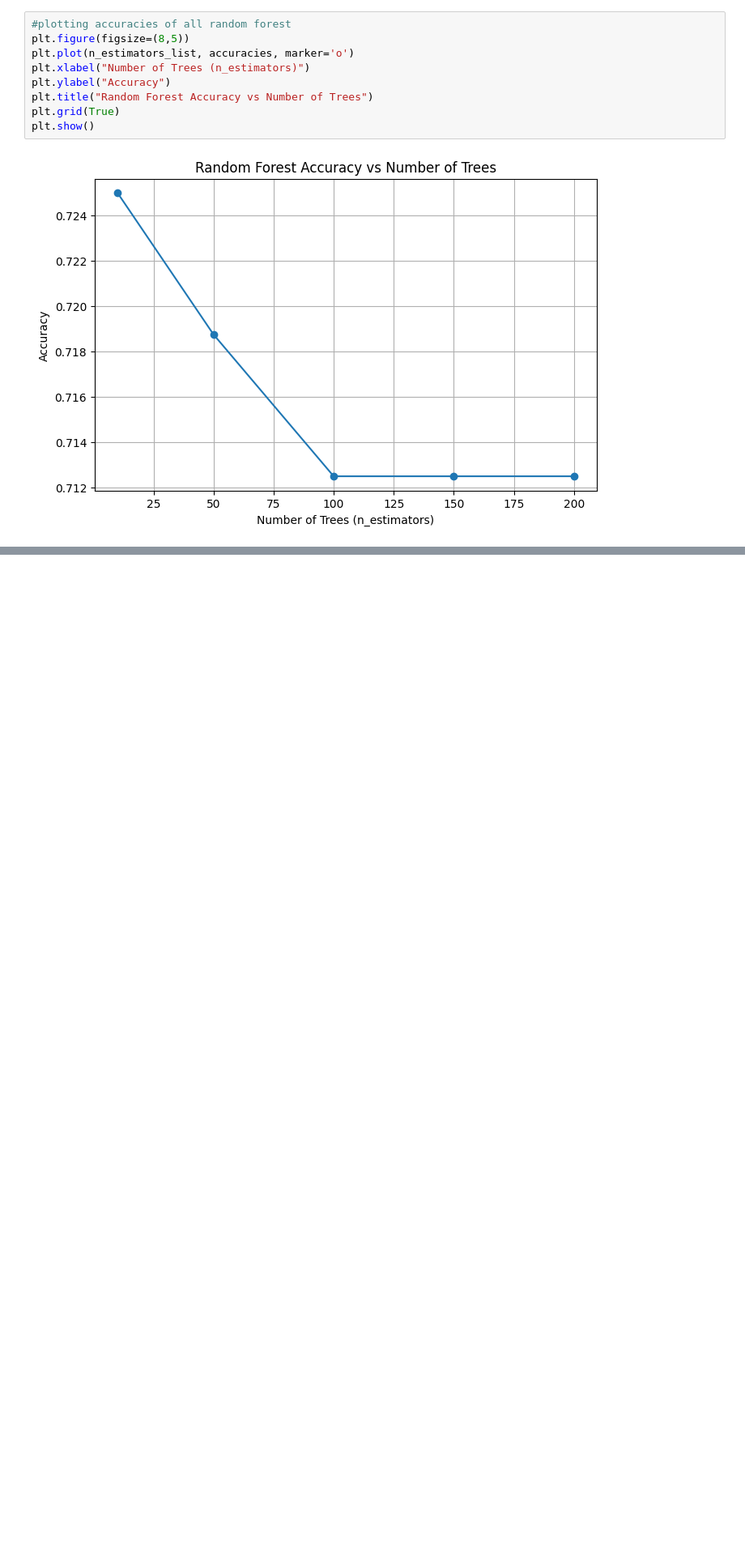
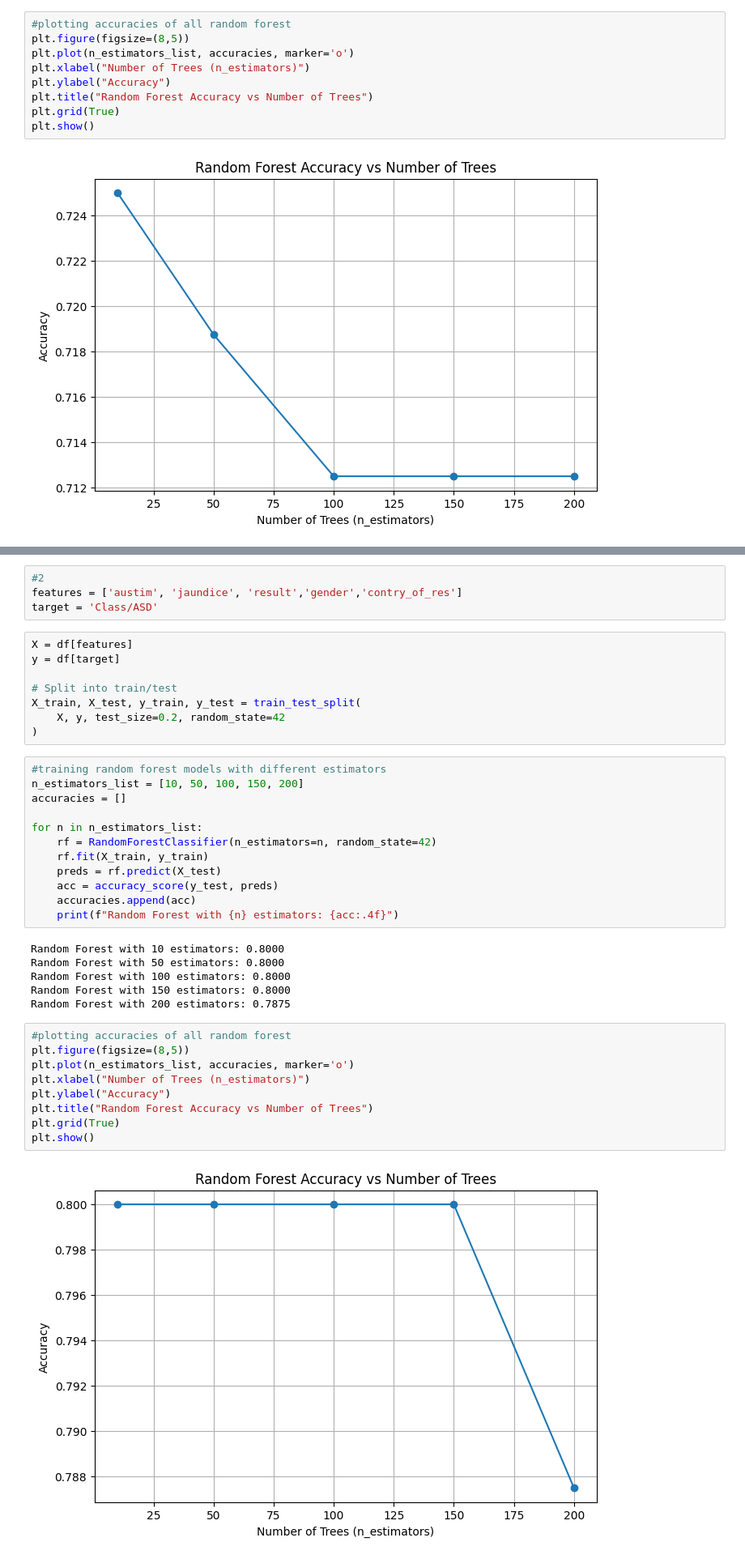
Before and after one commit to SRARNAB7/HDS_5320_Group_Project, a Jupyter notebook: Project_2.ipynb, the cells around one changed output, grey strips where cells are left out. Shown at 81% size. Drawn from its saved outputs; the diff is of its cells as text; blank space fills up the shorter version.

```diff
--- a/Project_2.ipynb
+++ b/Project_2.ipynb
@@ -1124,0 +1127,41 @@ plt.show()
+# %%
+#2
+features = ['austim', 'jaundice', 'result','gender','contry_of_res']
+target = 'Class/ASD'
+# %%
+X = df[features]
+y = df[target]
+
+# Split into train/test
+X_train, X_test, y_train, y_test = train_test_split(
+    X, y, test_size=0.2, random_state=42
+)
+# %%
+#training random forest models with different estimators
+n_estimators_list = [10, 50, 100, 150, 200]
+accuracies = []
+
+for n in n_estimators_list:
+    rf = RandomForestClassifier(n_estimators=n, random_state=42)
+    rf.fit(X_train, y_train)
+    preds = rf.predict(X_test)
+    acc = accuracy_score(y_test, preds)
+    accuracies.append(acc)
+    print(f"Random Forest with {n} estimators: {acc:.4f}")
+# %% [output]
+Random Forest with 10 estimators: 0.8000
+Random Forest with 50 estimators: 0.8000
+Random Forest with 100 estimators: 0.8000
+Random Forest with 150 estimators: 0.8000
+Random Forest with 200 estimators: 0.7875
+# %%
+#plotting accuracies of all random forest
+plt.figure(figsize=(8,5))
+plt.plot(n_estimators_list, accuracies, marker='o')
+plt.xlabel("Number of Trees (n_estimators)")
+plt.ylabel("Accuracy")
+plt.title("Random Forest Accuracy vs Number of Trees")
+plt.grid(True)
+plt.show()
+# %% [output]
+[figure, added]
```
Also changed, not shown: parts of 2 cells of this notebook.
